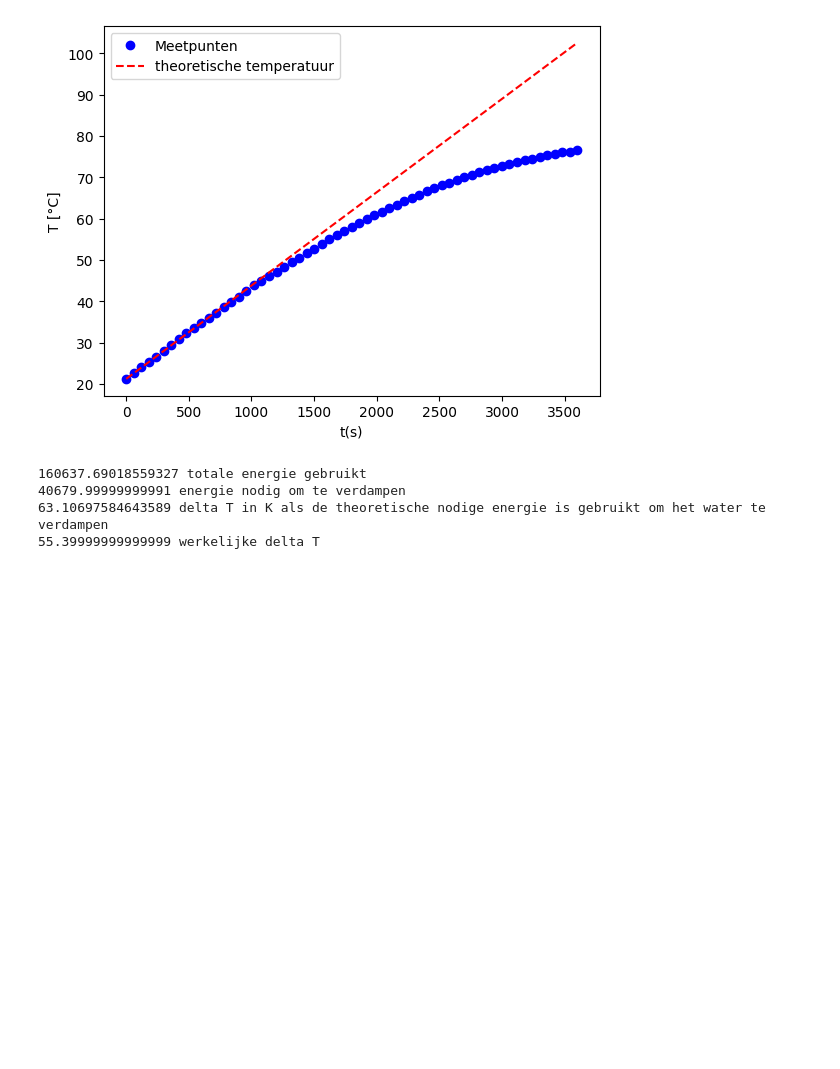
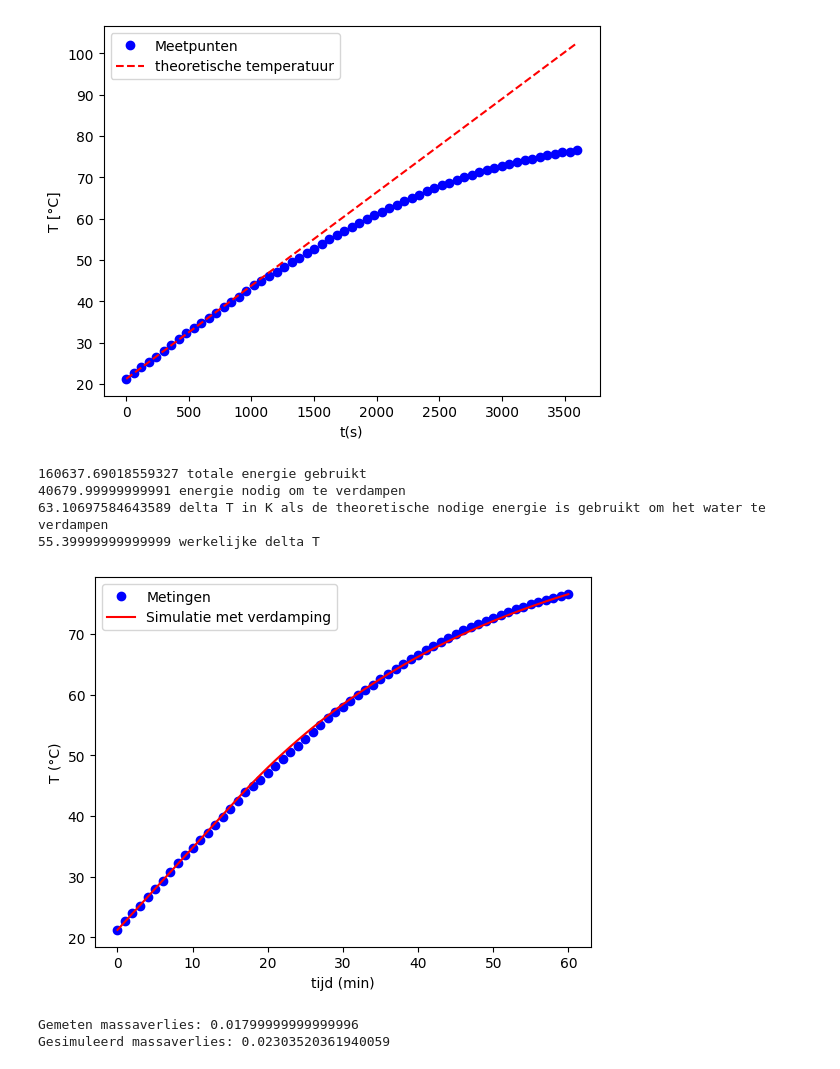
Before and after one commit to rstaasTUD/Silje_en_Raoul, a Jupyter notebook: Content/Labs/Verdamping.ipynb, the cells around one changed output. Cells and saved outputs as stored; diff of their text form; code cells hidden in the pictures; blank space fills up the shorter version.

Commit message:
verdamping sim erbij

```diff
--- a/Content/Labs/Verdamping.ipynb
+++ b/Content/Labs/Verdamping.ipynb
@@ -74,3 +74,46 @@ print(deltaTecht,"werkelijke delta T")
 #Dit is vergelijken met de totaal gebruikte energie en daaruit is de theoretische delta T bepaald.
 #De theoretische delta T van 63 graden komt redelijk overeen met de werkelijke van 55 K.
 #Als men ook rekening houd met de hogere verdampingswarmte bij lagere temperaturen, en warmte verlies aan niet perfecte isolatie, kom je dichtbij de werkelijkheid.
+# %%
+dt = 60  # tijdstap in s
+t_sim = time
+
+T = np.zeros(len(t_sim))
+m = np.zeros(len(t_sim))
+
+T[0] = temp[0]
+m[0] = mwaterb
+
+k_evap = 4.2e-7  # kg/(s*K), aan passen
+
+for i in range(1, len(t_sim)):
+    Ein = P * dt
+
+    # verdamping
+    if T[i-1] > 42:#temperatuur aanpassen
+        dm = k_evap * (T[i-1] - 42) * dt
+    else:
+        dm = 0
+
+    E_evap = dm * verdwarm
+    E_heat = Ein - E_evap
+
+    # temperatuurstijging
+    dT = E_heat / (m[i-1] * cw)
+
+    T[i] = T[i-1] + dT
+    m[i] = m[i-1] - dm
+
+plt.figure()
+plt.plot(time/60, temp, 'bo', label="Metingen")
+plt.plot(time/60, T, 'r-', label="Simulatie met verdamping")
+plt.xlabel("tijd (min)")
+plt.ylabel("T (°C)")
+plt.legend()
+plt.show()
+print("Gemeten massaverlies:", mwaterb - mwatere)
+print("Gesimuleerd massaverlies:", m[0] - m[-1])
+# %% [output]
+[figure, added]
+Gemeten massaverlies: 0.01799999999999996
+Gesimuleerd massaverlies: 0.02303520361940059
```
Also changed, not shown: parts of 2 cells of this notebook.
